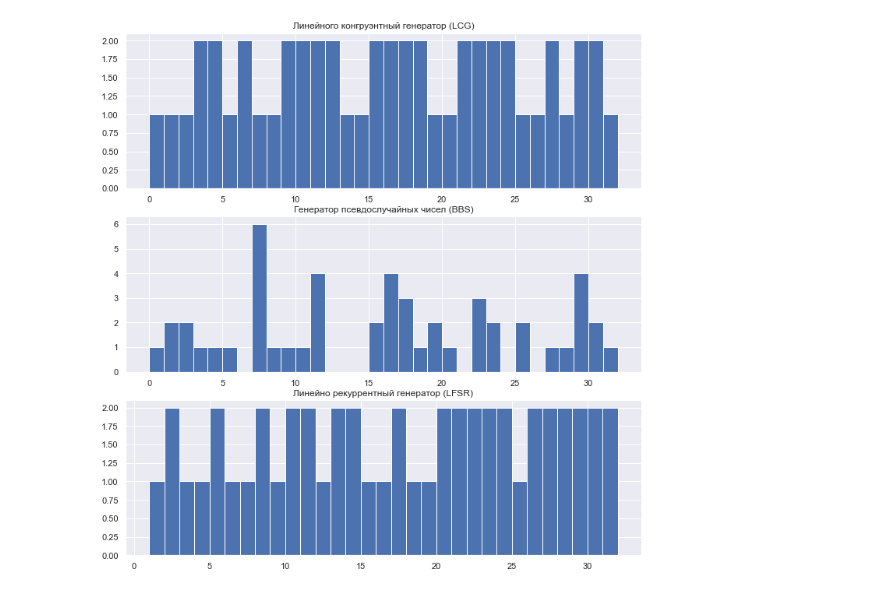
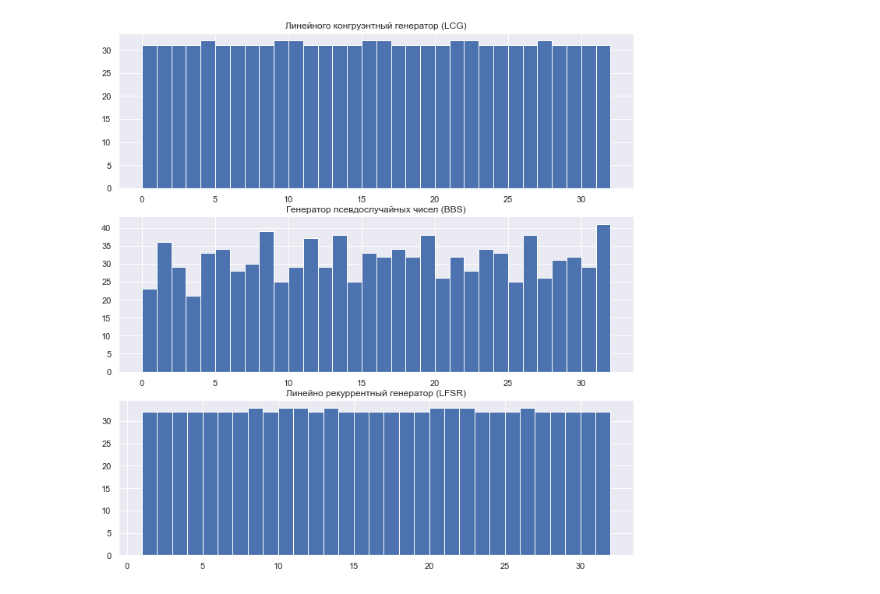
Before and after one commit to sevskii111/infosec_reports, a Jupyter notebook: lab01/generators.ipynb, the cells around one changed output. Drawn from its saved outputs; the diff is of its cells as text; code cells hidden in the pictures.

```diff
--- a/lab01/generators.ipynb
+++ b/lab01/generators.ipynb
@@ -72,32 +72,32 @@ class Generator:
             yield np.sum(x * (16, 8, 4, 2, 1))
 
 
-count = 100
+count = 1000
 m = 32
 a = 17
 c = 5
 
 generator = Generator()
 values_lcg = []
 for value in generator.lcg(count, a, c, m):
     values_lcg.append(value)
 
 values_bbs = []
 for value in generator.bbs(count, 2851, 3559, seed=1):
     values_bbs.append(value)
 
 values_lsfr = []
 for value in generator.lfsr(count, (0, 1, 1, 1, 1)):
     values_lsfr.append(value)
 
 fig, ax = plt.subplots(3, 1, figsize=(10, 10))
 fig.tight_layout()
 ax[0].hist(values_lcg, bins=32, range=(0, 32))
 ax[0].set_title('Линейного конгруэнтный генератор (LCG)')
 ax[1].hist(values_bbs, bins=32, range=(0, 32))
 ax[1].set_title('Генератор псевдослучайных чисел (BBS)')
 ax[2].hist(values_lsfr, bins=31, range=(1, 32))
 ax[2].set_title('Линейно рекуррентный генератор (LFSR)')
 plt.show()
 # %% [output]
-[figure, old version]
+[figure, new version]
```
Also changed, not shown: 10 other files.
